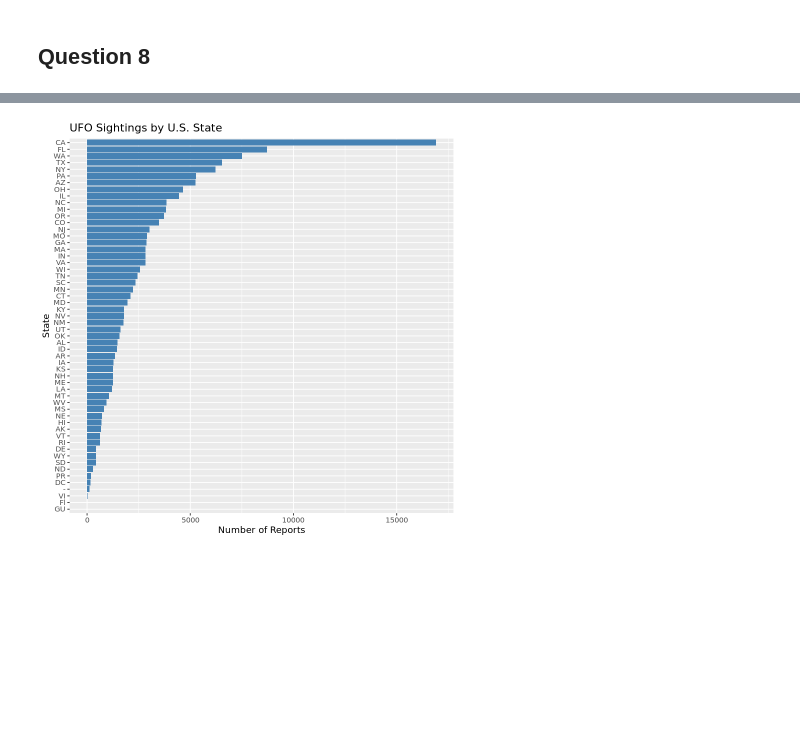
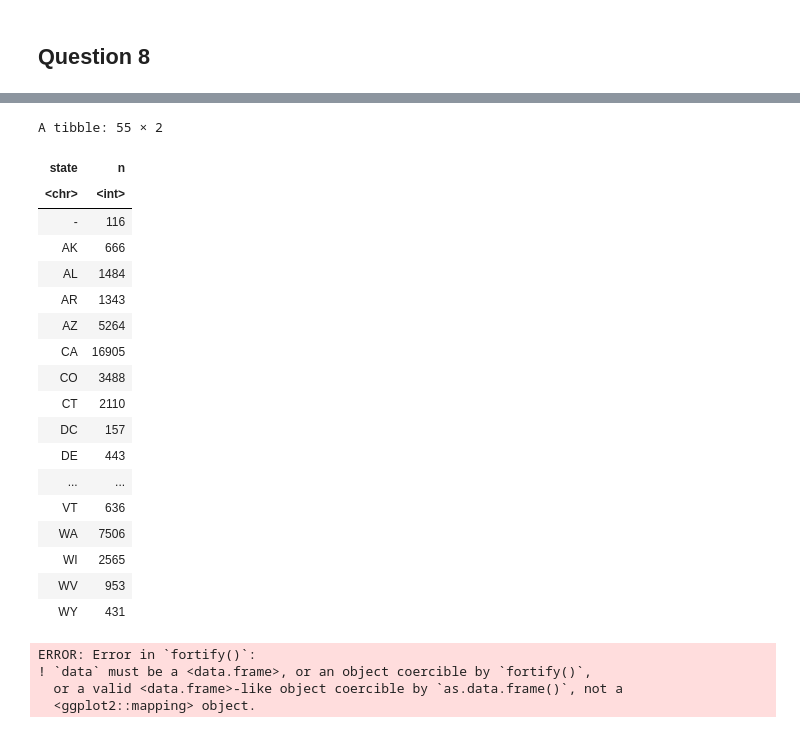
Before and after one commit to tawest2020/taw-bios512, a Jupyter notebook: hw4/HW4.ipynb, the cells around one changed output, grey strips where cells are left out. Cells and saved outputs as stored; diff of their text form; code cells hidden in the pictures; blank space fills up the shorter version.

```diff
--- a/hw4/HW4.ipynb
+++ b/hw4/HW4.ipynb
@@ -757,15 +762,37 @@ A tibble: 40 × 2
 # %%
 df %>%
   filter(country == "USA", !is.na(state)) %>%
+  mutate(state = toupper(state)) %>%
   count(state) %>%
   filter(n > 1) %>%
-  ggplot(aes(x = reorder(state, n), y = n)) +
-  geom_col(fill = "steelblue") +
-  coord_flip() +
-  labs(
-    title = "UFO Sightings by U.S. State",
-    x = "State",
-    y = "Number of Reports"
-  )
+  mutate(state=recode(state,
+                      "Montana"="MN",
+                      "New York" = "NY",
+                      "Ohio"="OH",
+                      "West Virginia" = "WV",
+                      "Wisconsin"="WI",
+                      ))
 # %% [output]
-[figure, removed]
+A tibble: 55 × 2
+| state | n |
+| <chr> | <int> |
+| - | 116 |
+| AK | 666 |
+| AL | 1484 |
+| AR | 1343 |
+| AZ | 5264 |
+| CA | 16905 |
+| CO | 3488 |
+| CT | 2110 |
+| DC | 157 |
+| DE | 443 |
+| ... | ... |
+| VT | 636 |
+| WA | 7506 |
+| WI | 2565 |
+| WV | 953 |
+| WY | 431 |
+ERROR: Error in `fortify()`:
+! `data` must be a <data.frame>, or an object coercible by `fortify()`,
+  or a valid <data.frame>-like object coercible by `as.data.frame()`, not a
+  <ggplot2::mapping> object.
```
Also changed, not shown: parts of 6 cells of this notebook.
